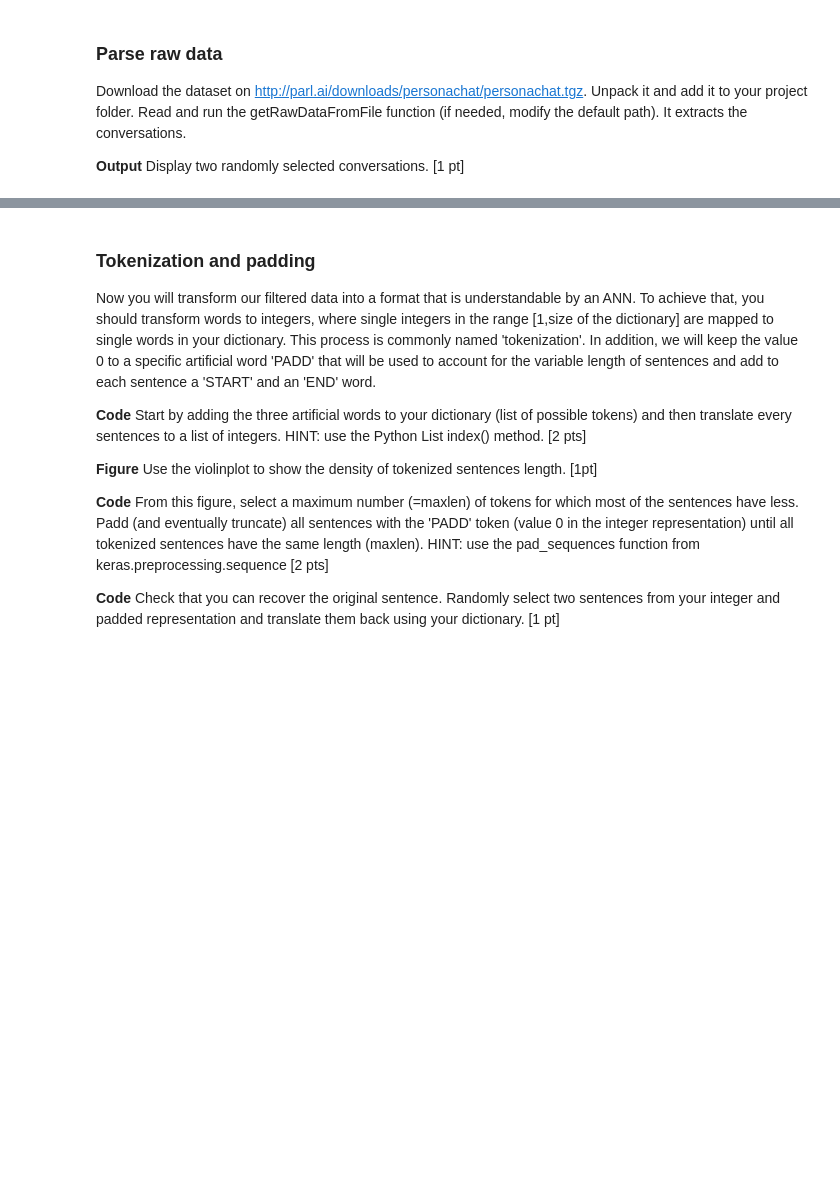
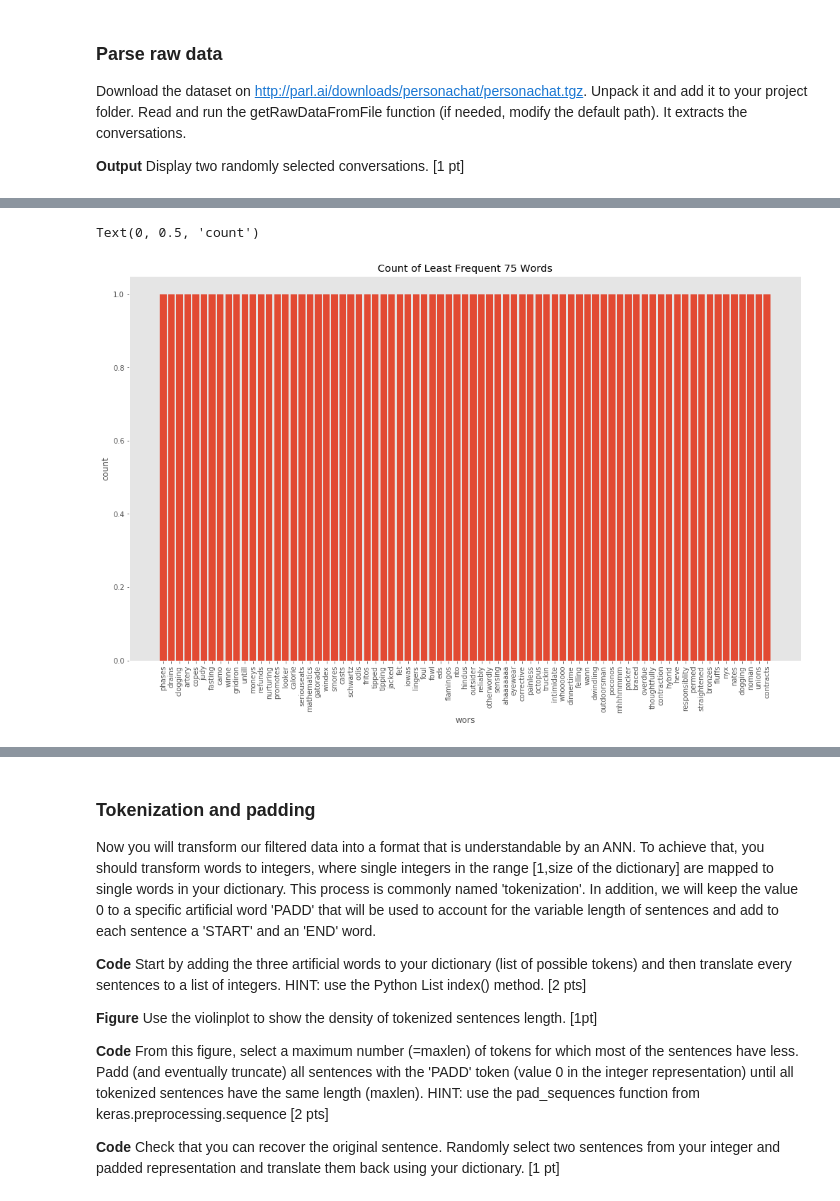
Before and after one commit to serifsonerserbest/ANN, a Jupyter notebook: miniproject2_ChatBot.ipynb, the cells around one changed output, grey strips where cells are left out. Cells and saved outputs as stored; diff of their text form; code cells hidden in the pictures; blank space fills up the shorter version.

```diff
--- a/miniproject2_ChatBot.ipynb
+++ b/miniproject2_ChatBot.ipynb
@@ -151,0 +180,12 @@ Argue using the log-log plot. [1 pt]
+# %%
+least_frequent_words, count = zip(*dictionary.most_common()[:-76:-1])
+
+plt.figure(figsize=(17, 10))
+plt.bar(least_frequent_words, count)
+plt.xticks(rotation='vertical')
+plt.title("Count of Least Frequent 75 Words")
+plt.xlabel("word")
+plt.ylabel("count")
+# %% [output]
+Text(0, 0.5, 'count')
+[figure, added]
```
Also changed, not shown: parts of 21 cells of this notebook.
